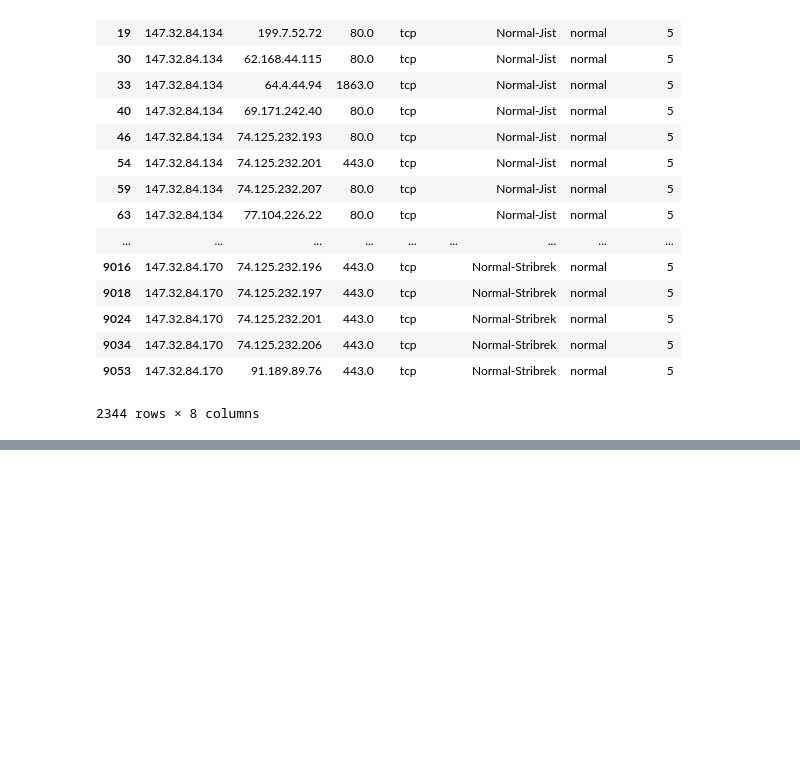
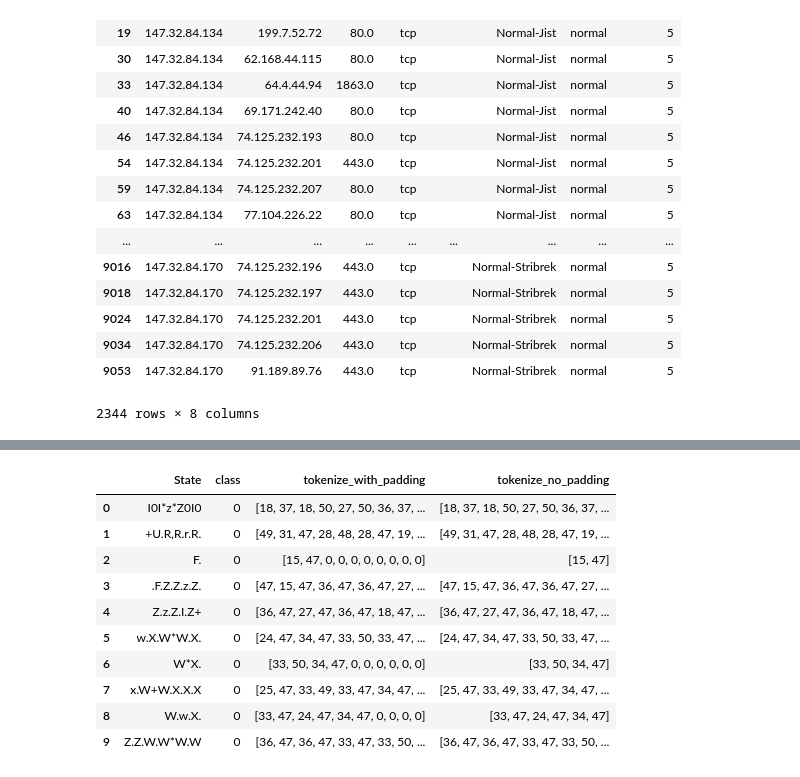
Before and after one commit to FrancoPalau/Deep-Active-Learning, a Jupyter notebook: Notebooks/Ctu_13.ipynb, the cells around one changed output, grey strips where cells are left out. Drawn from its saved outputs; the diff is of its cells as text; code cells hidden in the pictures; blank space fills up the shorter version.

```diff
--- a/Notebooks/Ctu_13.ipynb
+++ b/Notebooks/Ctu_13.ipynb
@@ -391,0 +426,16 @@ x
+# %%
+df = pd.read_csv("../Datasets/ctu13/ctu13_sub10_after_tokenize.csv")
+# %%
+df.head(10)
+# %% [output]
+|  | State | class | tokenize_with_padding | tokenize_no_padding |
+| 0 | I0I*z*Z0I0 | 0 | [18, 37, 18, 50, 27, 50, 36, 37, ... | [18, 37, 18, 50, 27, 50, 36, 37, ... |
+| 1 | +U.R,R.r.R. | 0 | [49, 31, 47, 28, 48, 28, 47, 19, ... | [49, 31, 47, 28, 48, 28, 47, 19, ... |
+| 2 | F. | 0 | [15, 47, 0, 0, 0, 0, 0, 0, 0, 0] | [15, 47] |
+| 3 | .F.Z.Z.z.Z. | 0 | [47, 15, 47, 36, 47, 36, 47, 27, ... | [47, 15, 47, 36, 47, 36, 47, 27, ... |
+| 4 | Z.z.Z.I.Z+ | 0 | [36, 47, 27, 47, 36, 47, 18, 47, ... | [36, 47, 27, 47, 36, 47, 18, 47, ... |
+| 5 | w.X.W*W.X. | 0 | [24, 47, 34, 47, 33, 50, 33, 47, ... | [24, 47, 34, 47, 33, 50, 33, 47, ... |
+| 6 | W*X. | 0 | [33, 50, 34, 47, 0, 0, 0, 0, 0, 0] | [33, 50, 34, 47] |
+| 7 | x.W+W.X.X.X | 0 | [25, 47, 33, 49, 33, 47, 34, 47, ... | [25, 47, 33, 49, 33, 47, 34, 47, ... |
+| 8 | W.w.X. | 0 | [33, 47, 24, 47, 34, 47, 0, 0, 0, 0] | [33, 47, 24, 47, 34, 47] |
+| 9 | Z.Z.W.W*W.W | 0 | [36, 47, 36, 47, 33, 47, 33, 50, ... | [36, 47, 36, 47, 33, 47, 33, 50, ... |
```
Also changed, not shown: parts of 8 cells of this notebook, 14 other files.
